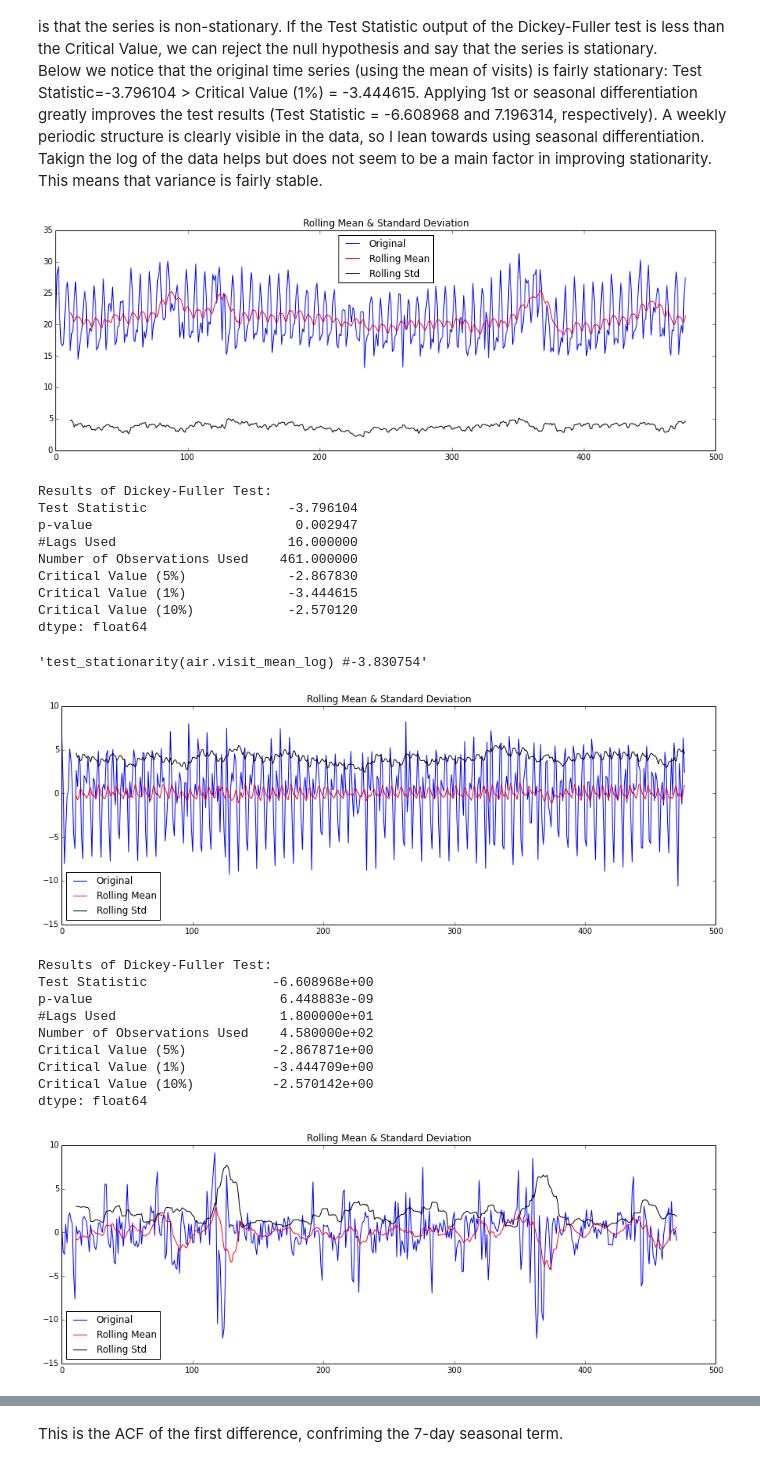
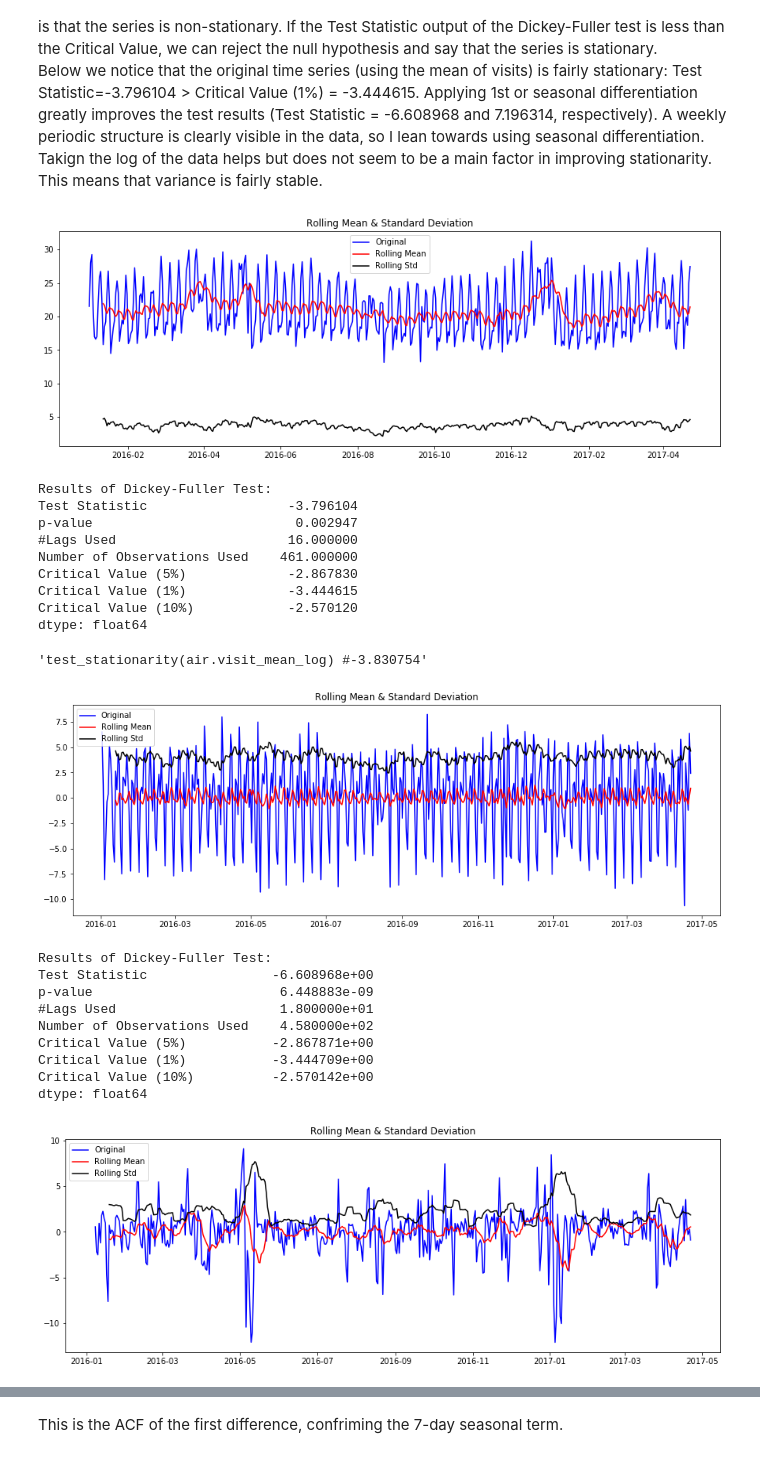
Before and after one commit to aless80/Restaurant_TimeSeries, a Jupyter notebook: notebooks/RestaurantVisitors_ARIMA.ipynb, the cells around one changed output, grey strips where cells are left out. Saved outputs shown, nothing was run; the diff lists cells and outputs as text; code cells hidden in the pictures.

```diff
--- a/notebooks/RestaurantVisitors_ARIMA.ipynb
+++ b/notebooks/RestaurantVisitors_ARIMA.ipynb
@@ -122,8 +122,8 @@ from statsmodels.tsa.stattools import adfuller
 def test_stationarity(timeseries):
 
     #Determing rolling statistics
-    rolmean = pd.rolling_mean(timeseries, window=12);
-    rolstd = pd.rolling_std(timeseries, window=12);
+    rolmean = timeseries.rolling(window=12,center=False).mean();
+    rolstd = timeseries.rolling(window=12,center=False).std();
 
     #Plot rolling statistics:
     fig = plt.figure(figsize=(15, 5))
@@ -135,39 +135,39 @@ def test_stationarity(timeseries):
     plt.show()
 
     #Perform Dickey-Fuller test:
-    print 'Results of Dickey-Fuller Test:'
+    print('Results of Dickey-Fuller Test:')
     dftest = adfuller(timeseries, autolag='AIC')
     dfoutput = pd.Series(dftest[0:4], index=['Test Statistic','p-value','#Lags Used','Number of Observations Used'])
     for key,value in dftest[4].items():
         dfoutput['Critical Value (%s)'%key] = value
-    print dfoutput
+    print(dfoutput)
 
 test_stationarity(air.visit_mean); #-3.796104
 # Log is a minor improvement, meaning that the variance is stable
 air.visit_mean_log= air.visit_mean.apply(lambda x: np.log(x))
 '''test_stationarity(air.visit_mean_log) #-3.830754'''
 # Although I see no real global trend, 1st difference strongly improves stationarity
 air['visit_mean_diff'] = air.visit_mean - air.visit_mean.shift(1)
 test_stationarity(air.visit_mean_diff.dropna(inplace=False)) #-6.608968e+00
 # Seasonal difference: take a weekly season improves stationarity even more
 air['visit_mean_seasonal'] = air.visit_mean - air.visit_mean.shift(7)
 test_stationarity(air.visit_mean_seasonal.dropna(inplace=False)) #-7.196314e+00
 # Seasonal and 1st difference is even better, but we were already well within the 1% confidence interval
 air['visit_mean_seasonal_diff'] = air.visit_mean_diff - air.visit_mean_diff.shift(7)
 test_stationarity(air.visit_mean_seasonal_diff.dropna(inplace=False)) #-9.427797e+00
 # %% [output]
-[figure, old version]
+[figure, new version]
 Results of Dickey-Fuller Test:
 Test Statistic                  -3.796104
 p-value                          0.002947
 #Lags Used                      16.000000
 Number of Observations Used    461.000000
 Critical Value (5%)             -2.867830
 Critical Value (1%)             -3.444615
 Critical Value (10%)            -2.570120
 dtype: float64
 'test_stationarity(air.visit_mean_log) #-3.830754'
-[figure, old version]
+[figure, new version]
 Results of Dickey-Fuller Test:
 Test Statistic                -6.608968e+00
 p-value                        6.448883e-09
@@ -177,7 +177,7 @@ Critical Value (5%)           -2.867871e+00
 Critical Value (1%)           -3.444709e+00
 Critical Value (10%)          -2.570142e+00
 dtype: float64
-[figure, old version]
+[figure, new version]
 Results of Dickey-Fuller Test:
 Test Statistic                -7.196314e+00
 p-value                        2.429479e-10
```
Also changed, not shown: parts of 40 cells of this notebook, 2 other files.
